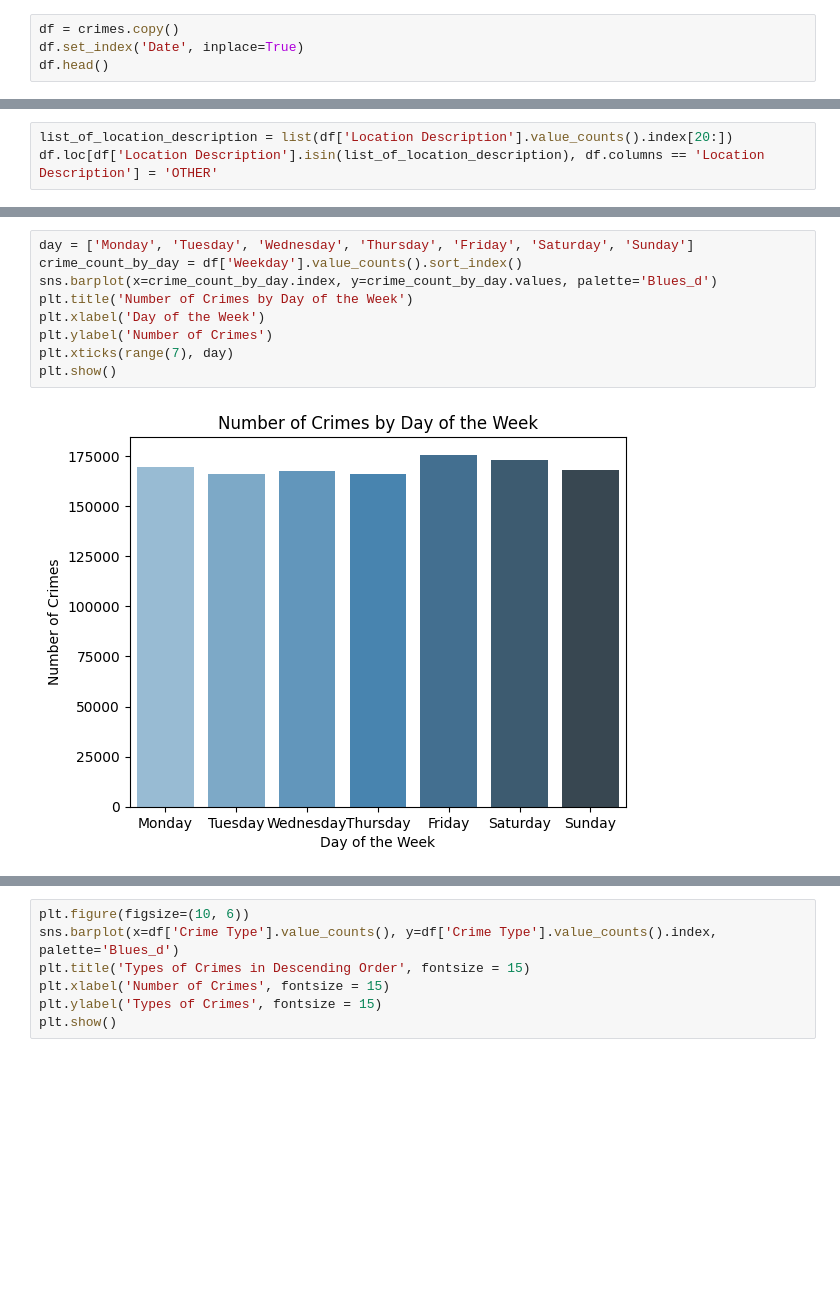
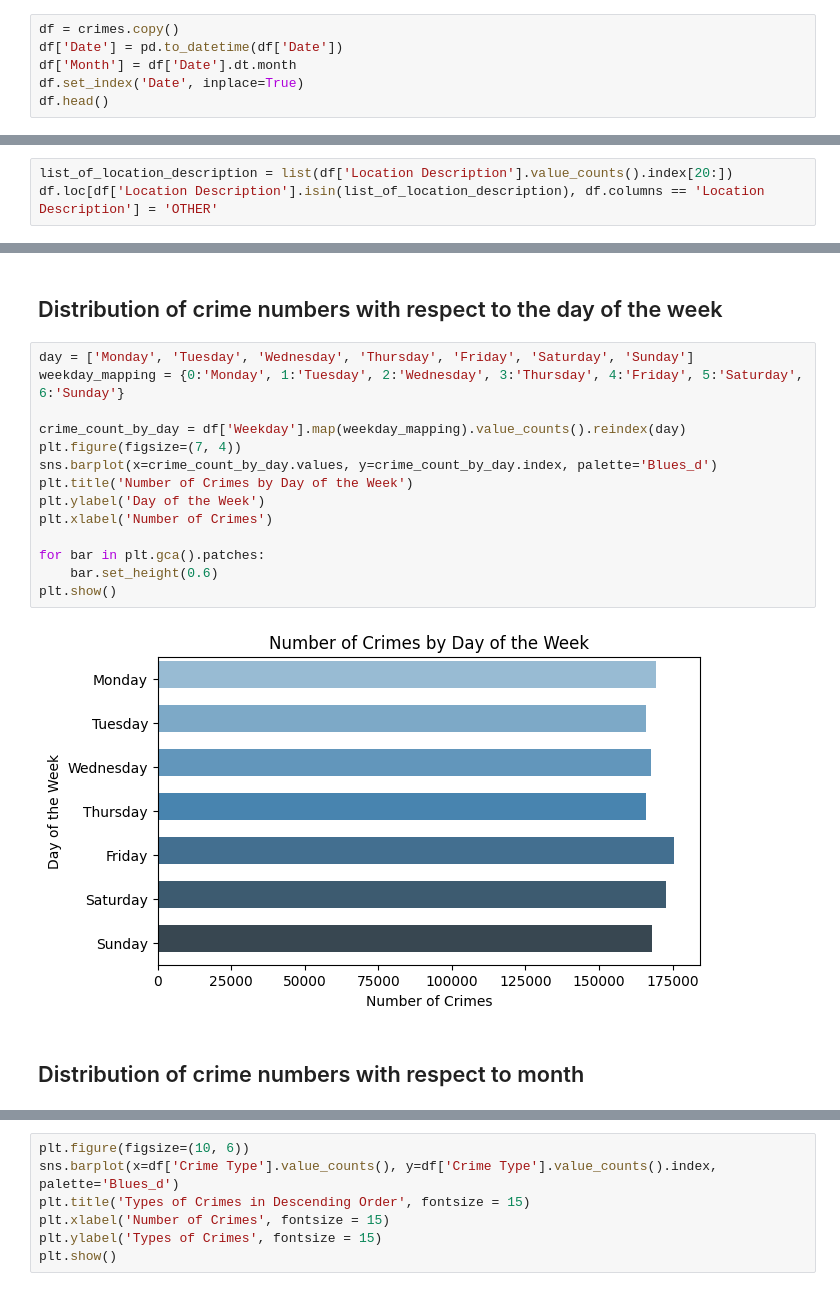
Before and after one commit to KrishShah12/Chicago-Crime-Analysis, a Jupyter notebook: heatmaps_of_crime_types.ipynb, the cells around one changed output, grey strips where cells are left out. Drawn from its saved outputs; the diff is of its cells as text; blank space fills up the shorter version.

```diff
--- a/heatmaps_of_crime_types.ipynb
+++ b/heatmaps_of_crime_types.ipynb
@@ -30,6 +27,8 @@ crimes.shape
 (1191586, 17)
 # %%
 df = crimes.copy()
+df['Date'] = pd.to_datetime(df['Date'])
+df['Month'] = df['Date'].dt.month
 df.set_index('Date', inplace=True)
 df.head()
 # %% [output]
@@ -212,14 +239,23 @@ plt.show();
+# %% [markdown]
+## Distribution of crime numbers with respect to the day of the week
 # %%
 day = ['Monday', 'Tuesday', 'Wednesday', 'Thursday', 'Friday', 'Saturday', 'Sunday']
-crime_count_by_day = df['Weekday'].value_counts().sort_index()
-sns.barplot(x=crime_count_by_day.index, y=crime_count_by_day.values, palette='Blues_d')
+weekday_mapping = {0:'Monday', 1:'Tuesday', 2:'Wednesday', 3:'Thursday', 4:'Friday', 5:'Saturday', 6:'Sunday'}
+
+crime_count_by_day = df['Weekday'].map(weekday_mapping).value_counts().reindex(day)
+plt.figure(figsize=(7, 4))
+sns.barplot(x=crime_count_by_day.values, y=crime_count_by_day.index, palette='Blues_d')
 plt.title('Number of Crimes by Day of the Week')
-plt.xlabel('Day of the Week')
-plt.ylabel('Number of Crimes')
-plt.xticks(range(7), day)
+plt.ylabel('Day of the Week')
+plt.xlabel('Number of Crimes')
+
+for bar in plt.gca().patches:
+    bar.set_height(0.6)
 plt.show()
 # %% [output]
-[figure, old version]
+[figure, new version]
+# %% [markdown]
+## Distribution of crime numbers with respect to month
 # %%
 month_order = ['January', 'February', 'March', 'April', 'May', 'June', 'July', 'August', 'September', 'October', 'November', 'December']
 
```
Also changed, not shown: parts of 32 cells of this notebook.
